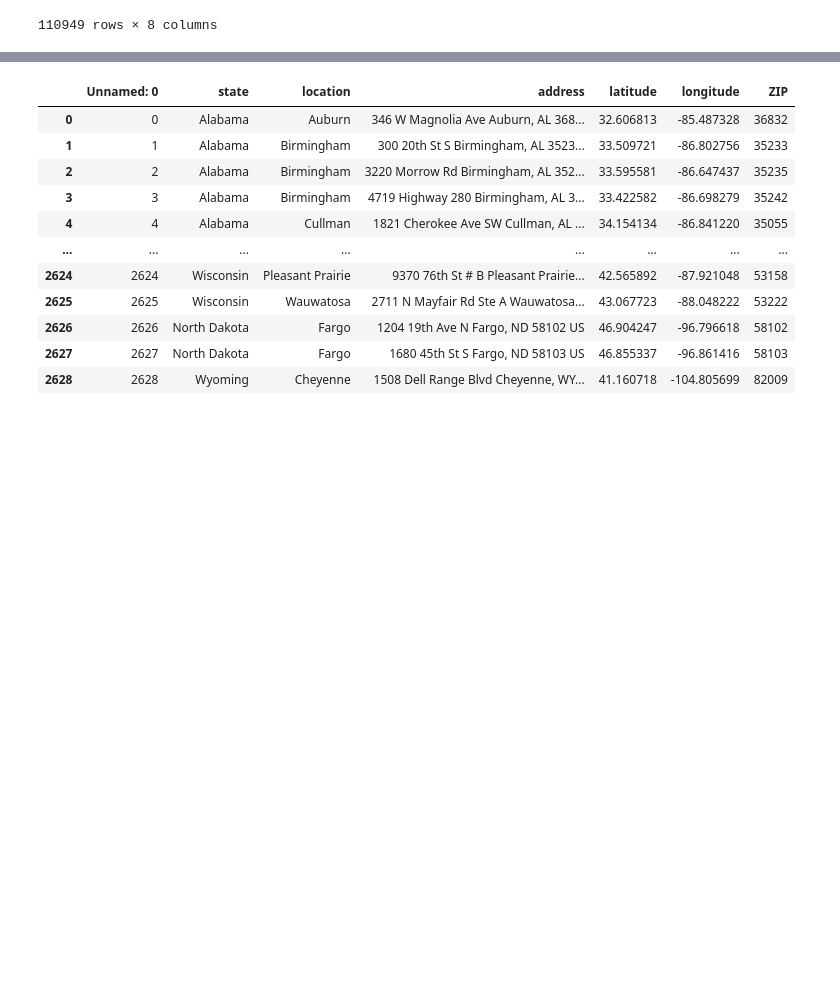
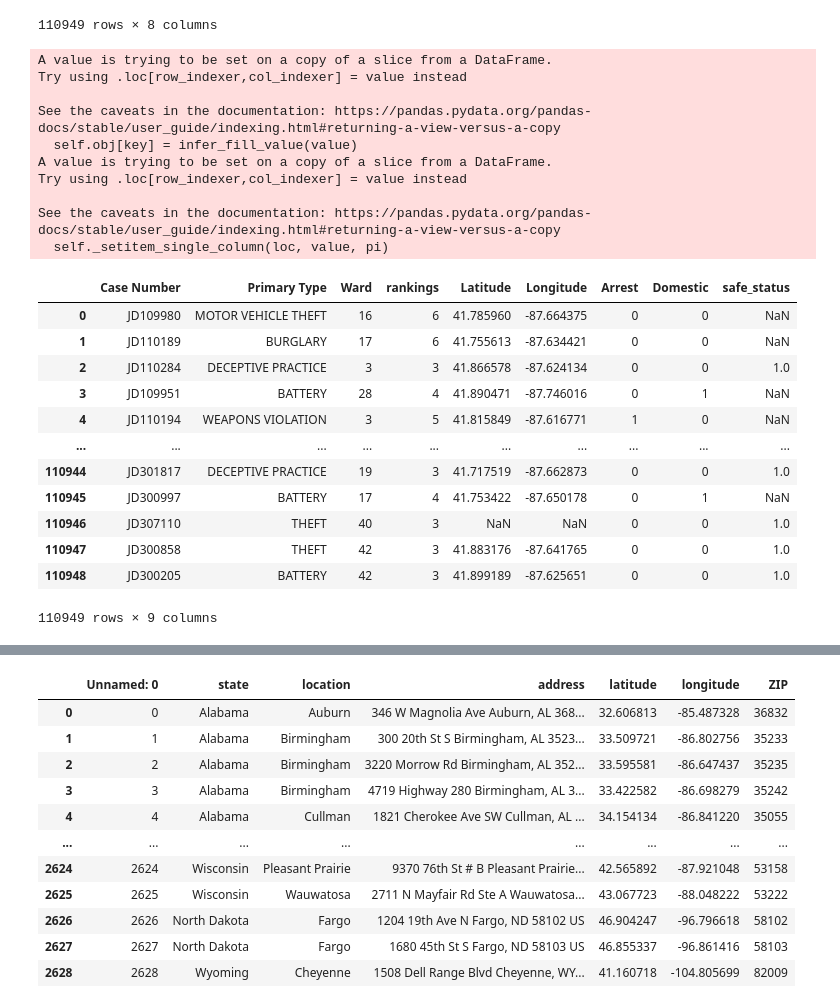
Before and after one commit to mmcdan13/capstone_project, a Jupyter notebook: Chipotle_Crime_Data_Cleaning3_with_date.ipynb, the cells around one changed output, grey strips where cells are left out. Drawn from its saved outputs; the diff is of its cells as text; code cells hidden in the pictures; blank space fills up the shorter version.

```diff
--- a/Chipotle_Crime_Data_Cleaning3_with_date.ipynb
+++ b/Chipotle_Crime_Data_Cleaning3_with_date.ipynb
@@ -136,3 +136,30 @@ See the caveats in the documentation: https://pandas.pydata.org/pandas-docs/stab
 | 110947 | JD300858 | THEFT | 42 | 3 | 41.883176 | -87.641765 | 0 | 0 |
 | 110948 | JD300205 | BATTERY | 42 | 3 | 41.899189 | -87.625651 | 0 | 0 |
 110949 rows × 8 columns
+# %%
+clean_crime_df.loc[clean_crime_df['rankings'] <4 , 'safe_status'] = 1
+clean_crime_df
+# %% [output]
+A value is trying to be set on a copy of a slice from a DataFrame.
+Try using .loc[row_indexer,col_indexer] = value instead
+
+See the caveats in the documentation: https://pandas.pydata.org/pandas-docs/stable/user_guide/indexing.html#returning-a-view-versus-a-copy
+  self.obj[key] = infer_fill_value(value)
+A value is trying to be set on a copy of a slice from a DataFrame.
+Try using .loc[row_indexer,col_indexer] = value instead
+
+See the caveats in the documentation: https://pandas.pydata.org/pandas-docs/stable/user_guide/indexing.html#returning-a-view-versus-a-copy
+  self._setitem_single_column(loc, value, pi)
+|  | Case Number | Primary Type | Ward | rankings | Latitude | Longitude | Arrest | Domestic | safe_status |
+| 0 | JD109980 | MOTOR VEHICLE THEFT | 16 | 6 | 41.785960 | -87.664375 | 0 | 0 | NaN |
+| 1 | JD110189 | BURGLARY | 17 | 6 | 41.755613 | -87.634421 | 0 | 0 | NaN |
+| 2 | JD110284 | DECEPTIVE PRACTICE | 3 | 3 | 41.866578 | -87.624134 | 0 | 0 | 1.0 |
+| 3 | JD109951 | BATTERY | 28 | 4 | 41.890471 | -87.746016 | 0 | 1 | NaN |
+| 4 | JD110194 | WEAPONS VIOLATION | 3 | 5 | 41.815849 | -87.616771 | 1 | 0 | NaN |
+| ... | ... | ... | ... | ... | ... | ... | ... | ... | ... |
+| 110944 | JD301817 | DECEPTIVE PRACTICE | 19 | 3 | 41.717519 | -87.662873 | 0 | 0 | 1.0 |
+| 110945 | JD300997 | BATTERY | 17 | 4 | 41.753422 | -87.650178 | 0 | 1 | NaN |
+| 110946 | JD307110 | THEFT | 40 | 3 | NaN | NaN | 0 | 0 | 1.0 |
+| 110947 | JD300858 | THEFT | 42 | 3 | 41.883176 | -87.641765 | 0 | 0 | 1.0 |
+| 110948 | JD300205 | BATTERY | 42 | 3 | 41.899189 | -87.625651 | 0 | 0 | 1.0 |
+110949 rows × 9 columns
```
Also changed, not shown: parts of 10 cells of this notebook, 9 other files.
